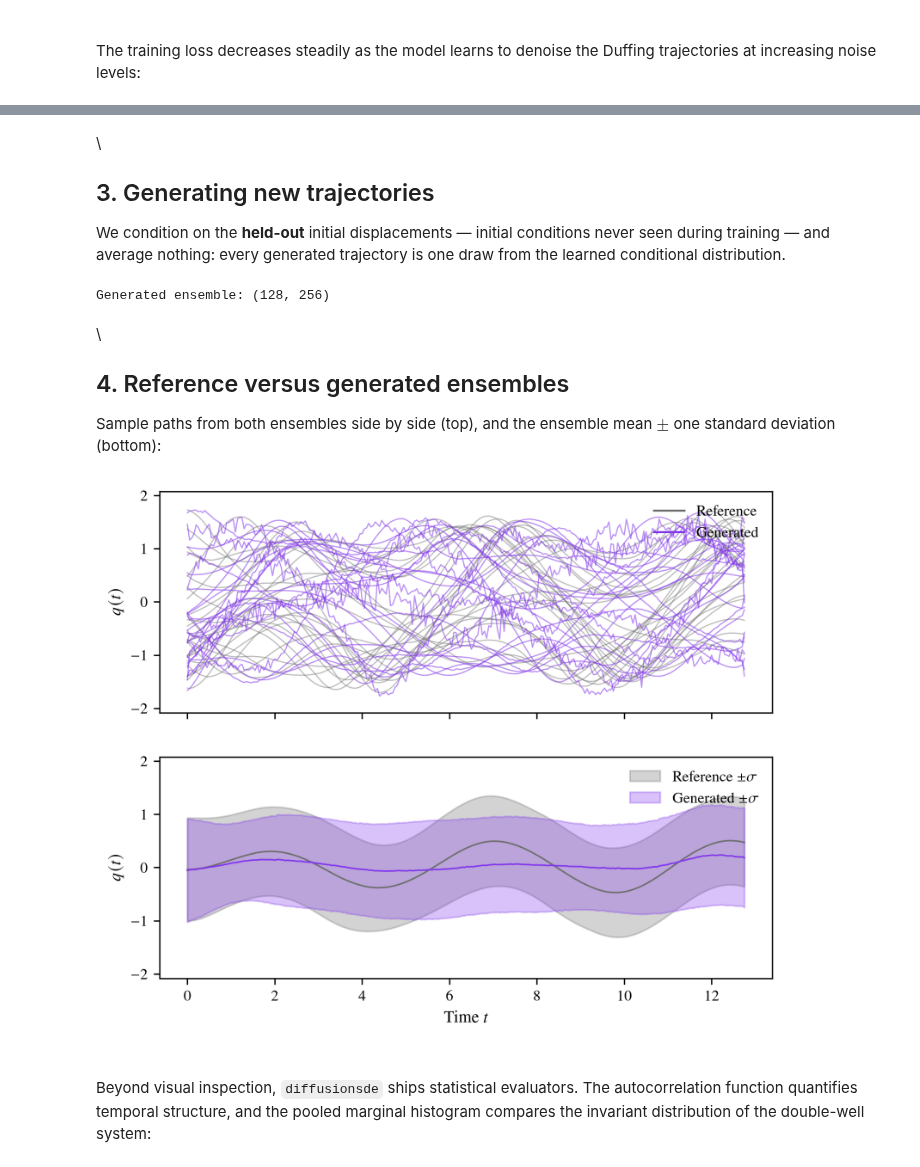
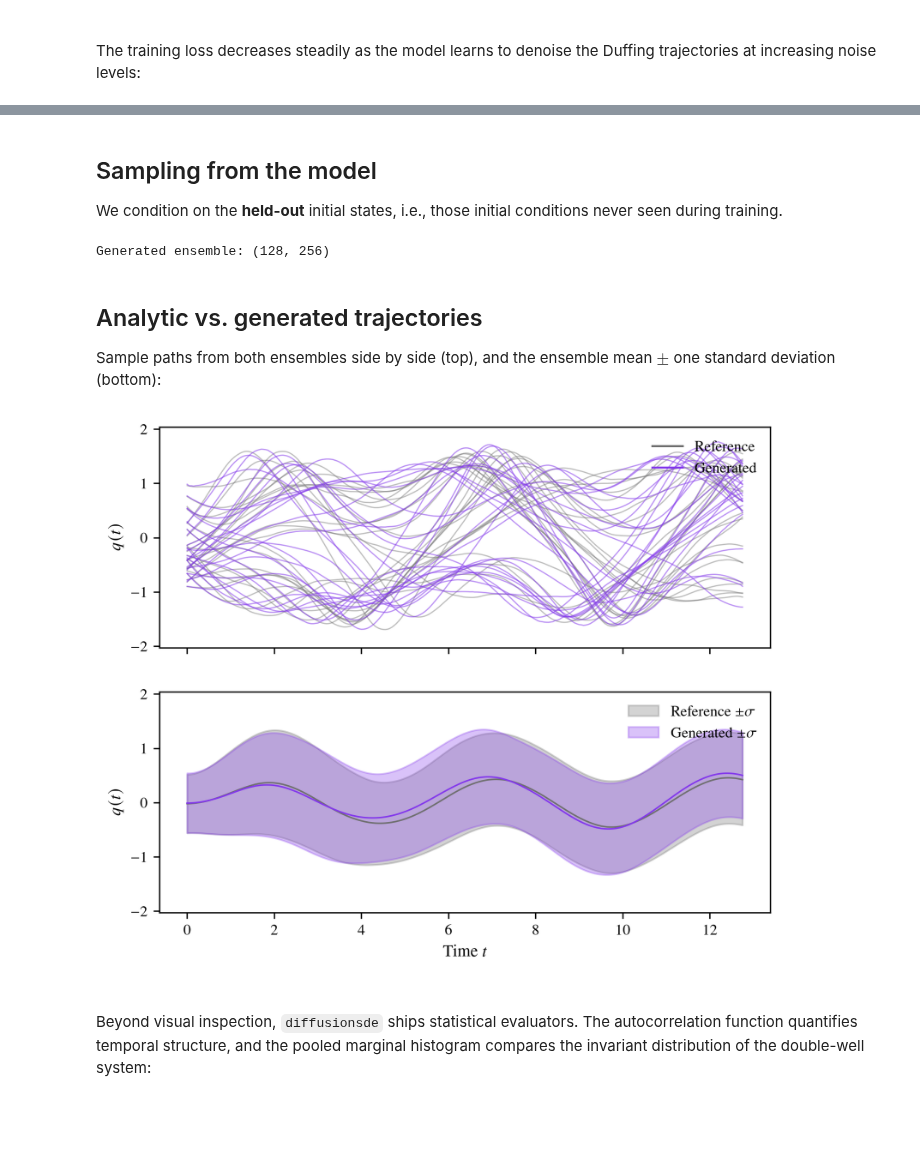
Before and after one commit to Neuromorphic-Spintronics/diffusion, a Jupyter notebook: notebooks/duffing_generation.ipynb, the cells around one changed output, grey strips where cells are left out. Cells and saved outputs as stored; diff of their text form; code cells hidden in the pictures; blank space fills up the shorter version.

```diff
--- a/notebooks/duffing_generation.ipynb
+++ b/notebooks/duffing_generation.ipynb
@@ -147,32 +144,36 @@ Trajectories are z-scored with the global training mean and standard
 deviation; the same statistics scale the conditioning values.
 # %%
-\
 TRAJECTORY_LENGTH = N_STEPS
 
 data_mean = float(data_train.mean())
 data_std = float(data_train.std())
+v0_mean, v0_std = float(v0_train.mean()), float(v0_train.std())
 
-def make_dataset(q0s, trajectories):
+
+def make_dataset(q0s, v0s, trajectories):
     x = (trajectories - data_mean) / data_std
     c = np.zeros((len(q0s), TRAJECTORY_LENGTH), dtype=np.float32)
     c[:, 0] = (q0s - data_mean) / data_std
+    c[:, 1] = (v0s - v0_mean) / v0_std
     return TensorDataset(torch.tensor(x), torch.tensor(c))
 
-train_ds = make_dataset(q0_train, data_train)
+
+train_ds = make_dataset(q0_train, v0_train, data_train)
 
 config = DiffusionConfig(
     n_timesteps=1000,
     trajectory_length=TRAJECTORY_LENGTH,
-    batch_size=64,
+    batch_size=32,
     learning_rate=2e-4,
-    n_epochs=150,
-    hidden_dim=96,
-    n_layers=3,
+    n_epochs=300,
+    hidden_dim=128,
+    n_layers=4,
     n_conditioning_channels=1,
     n_output_channels=1,
+    checkpoint_interval=0,
 )
 
-ddpm = DDPM(config, sampler_type="ddim", sampler_kwargs={"num_inference_steps": 200})
+ddpm = DDPM(config, sampler_type="ddim", sampler_kwargs={"num_inference_steps": 200, "eta": 0.5})
 metrics = ddpm.fit(train_ds)
 # %% [output]
 Training DDPM on mps...
@@ -206,16 +205,14 @@ plt.show()
 # %% [markdown]
-\
-## 3. Generating new trajectories
+## Sampling from the model
 
-We condition on the **held-out** initial displacements — initial conditions
-never seen during training — and average nothing: every generated trajectory
-is one draw from the learned conditional distribution.
+We condition on the **held-out** initial states, i.e., those initial conditions never
+seen during training.
 # %%
-\
 ddpm.freeze()
 
 conditioning = torch.zeros(len(q0_test), TRAJECTORY_LENGTH)
 conditioning[:, 0] = torch.tensor((q0_test - data_mean) / data_std)
+conditioning[:, 1] = torch.tensor((v0_test - v0_mean) / v0_std)
 
 generated = []
 with torch.no_grad():
@@ -229,47 +226,57 @@ print(f"Generated ensemble: {generated.shape}")
 # %% [output]
 Generated ensemble: (128, 256)
 # %% [markdown]
-\
-## 4. Reference versus generated ensembles
+## Analytic vs. generated trajectories
 
 Sample paths from both ensembles side by side (top), and the ensemble mean
 $\pm$ one standard deviation (bottom):
 # %%
-\
 fig, (ax_paths, ax_stats) = plt.subplots(2, 1, figsize=(6.5, 5.2), sharex=True)
 
 # Limit the vertical range to the reference ensemble so rare boundary
 # artefacts of the sampler do not dictate the axis scale.
 q_lo, q_hi = np.percentile(data_test, [0.5, 99.5])
 pad = 0.15 * (q_hi - q_lo)
 
 for trajectory in data_test[:25]:
     ax_paths.plot(t, trajectory, color=REFERENCE_COLOUR, lw=0.7, alpha=0.45)
 for trajectory in generated[:25]:
     ax_paths.plot(t, trajectory, color=GENERATED_COLOUR, lw=0.7, alpha=0.55)
 ax_paths.plot([], [], color=REFERENCE_COLOUR, lw=1.2, label="Reference")
 ax_paths.plot([], [], color=GENERATED_COLOUR, lw=1.2, label="Generated")
 ax_paths.set_ylabel(r"$q(t)$")
 ax_paths.set_ylim(q_lo - pad, q_hi + pad)
 ax_paths.legend(frameon=False, loc="upper right")
 
 mean_ref, std_ref = data_test.mean(axis=0), data_test.std(axis=0)
 mean_gen, std_gen = generated.mean(axis=0), generated.std(axis=0)
-ax_stats.fill_between(t, mean_ref - std_ref, mean_ref + std_ref,
-                      color=REFERENCE_COLOUR, alpha=0.30, label=r"Reference $\pm\sigma$")
-ax_stats.fill_between(t, mean_gen - std_gen, mean_gen + std_gen,
-                      color=GENERATED_COLOUR, alpha=0.30, label=r"Generated $\pm\sigma$")
+ax_stats.fill_between(
+    t,
+    mean_ref - std_ref,
+    mean_ref + std_ref,
+    color=REFERENCE_COLOUR,
+    alpha=0.30,
+    label=r"Reference $\pm\sigma$",
+)
+ax_stats.fill_between(
+    t,
+    mean_gen - std_gen,
+    mean_gen + std_gen,
+    color=GENERATED_COLOUR,
+    alpha=0.30,
+    label=r"Generated $\pm\sigma$",
+)
 ax_stats.plot(t, mean_ref, color=REFERENCE_COLOUR, lw=0.9)
 ax_stats.plot(t, mean_gen, color=GENERATED_COLOUR, lw=0.9)
 ax_stats.set_xlabel(r"Time $t$")
 ax_stats.set_ylabel(r"$q(t)$")
 ax_stats.set_ylim(q_lo - pad, q_hi + pad)
 ax_stats.legend(frameon=False, loc="upper right")
 
 fig.align_ylabels()
 plt.show()
 # %% [output]
-[figure, old version]
+[figure, new version]
 # %% [markdown]
 \
 Beyond visual inspection, `diffusionsde` ships statistical evaluators. The
```
Also changed, not shown: parts of 10 cells of this notebook, 50 other files.
